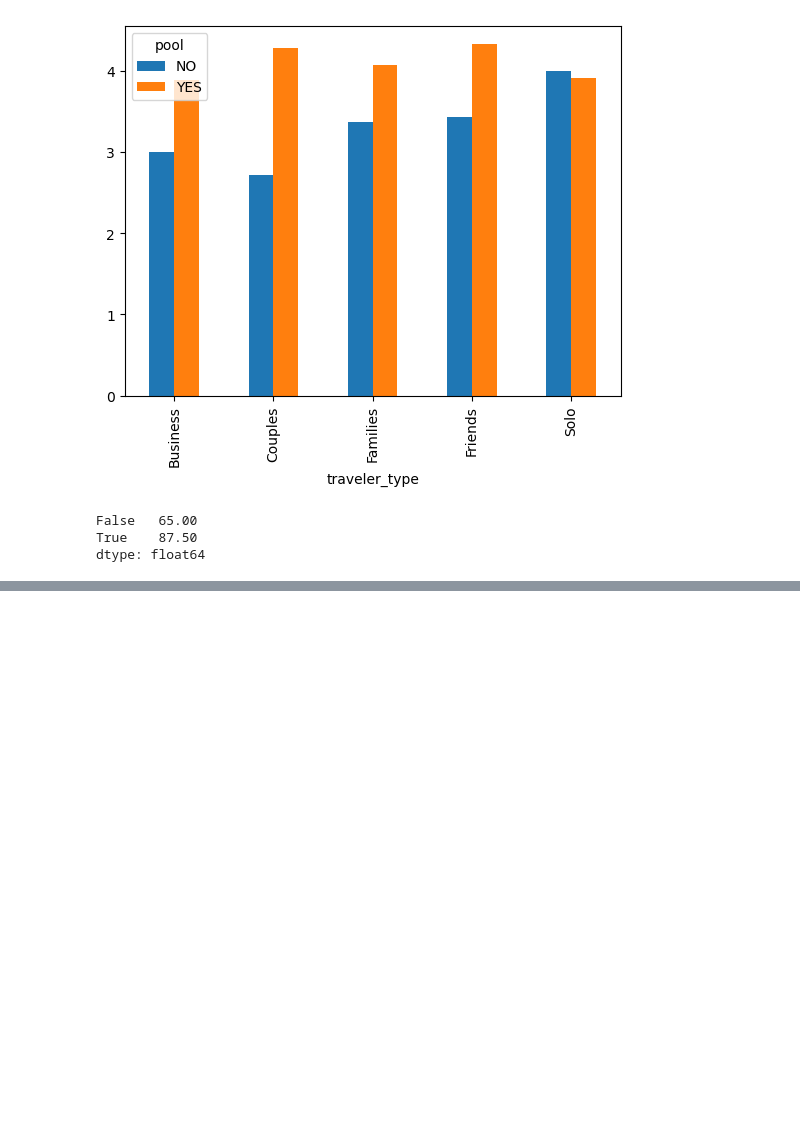
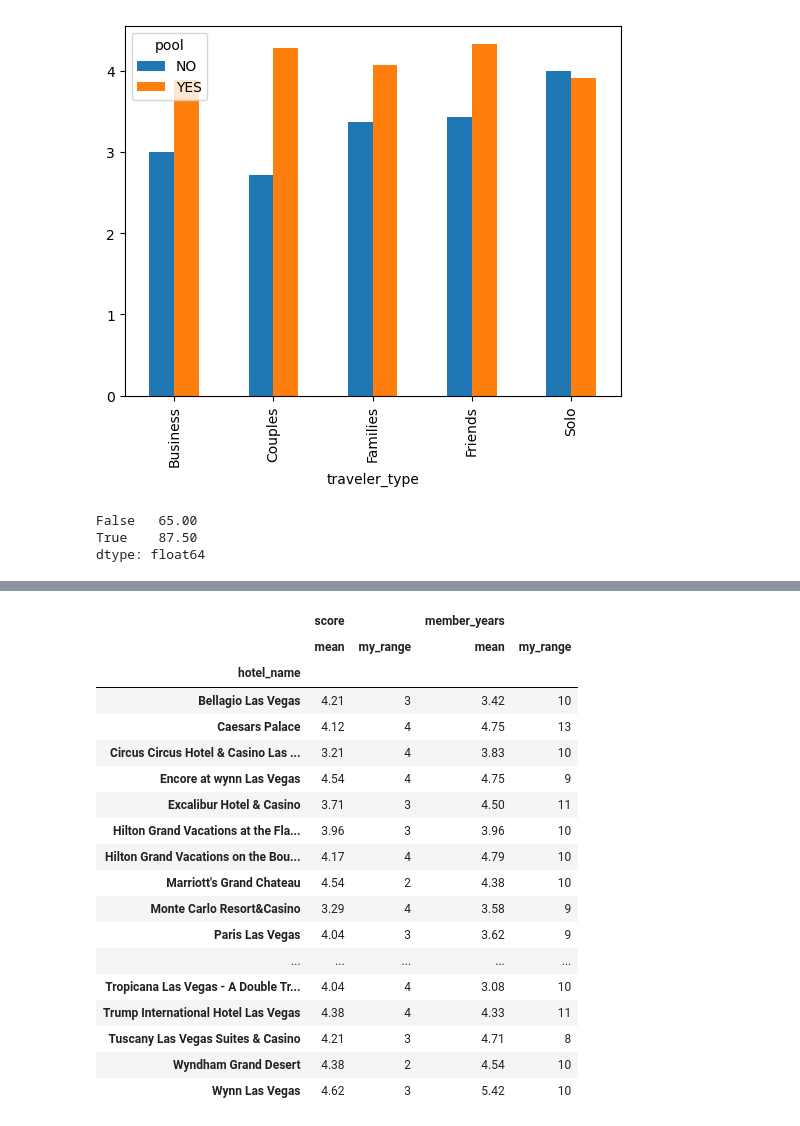
Before and after one commit to scottstossel/python-practice, a Jupyter notebook: PandasAggregations.ipynb, the cells around one changed output, grey strips where cells are left out. Drawn from its saved outputs; the diff is of its cells as text; code cells hidden in the pictures; blank space fills up the shorter version.

```diff
--- a/PandasAggregations.ipynb
+++ b/PandasAggregations.ipynb
@@ -133,0 +167,3 @@ dtype: float64
+# %%
+def my_range(var):
+    return np.max(var) - np.min(var)
@@ -133,0 +225,22 @@ dtype: float64
+# %%
+by_hotel[['score','member_years']].agg(['mean', my_range])
+# %% [output]
+|  | score |  | member_years |  |
+|  | mean | my_range | mean | my_range |
+| hotel_name |  |  |  |  |
+| Bellagio Las Vegas | 4.21 | 3 | 3.42 | 10 |
+| Caesars Palace | 4.12 | 4 | 4.75 | 13 |
+| Circus Circus Hotel & Casino Las ... | 3.21 | 4 | 3.83 | 10 |
+| Encore at wynn Las Vegas | 4.54 | 4 | 4.75 | 9 |
+| Excalibur Hotel & Casino | 3.71 | 3 | 4.50 | 11 |
+| Hilton Grand Vacations at the Fla... | 3.96 | 3 | 3.96 | 10 |
+| Hilton Grand Vacations on the Bou... | 4.17 | 4 | 4.79 | 10 |
+| Marriott's Grand Chateau | 4.54 | 2 | 4.38 | 10 |
+| Monte Carlo Resort&Casino | 3.29 | 4 | 3.58 | 9 |
+| Paris Las Vegas | 4.04 | 3 | 3.62 | 9 |
+| ... | ... | ... | ... | ... |
+| Tropicana Las Vegas - A Double Tr... | 4.04 | 4 | 3.08 | 10 |
+| Trump International Hotel Las Vegas | 4.38 | 4 | 4.33 | 11 |
+| Tuscany Las Vegas Suites & Casino | 4.21 | 3 | 4.71 | 8 |
+| Wyndham Grand Desert | 4.38 | 2 | 4.54 | 10 |
+| Wynn Las Vegas | 4.62 | 3 | 5.42 | 10 |
```
Also changed, not shown: parts of 19 cells of this notebook.
